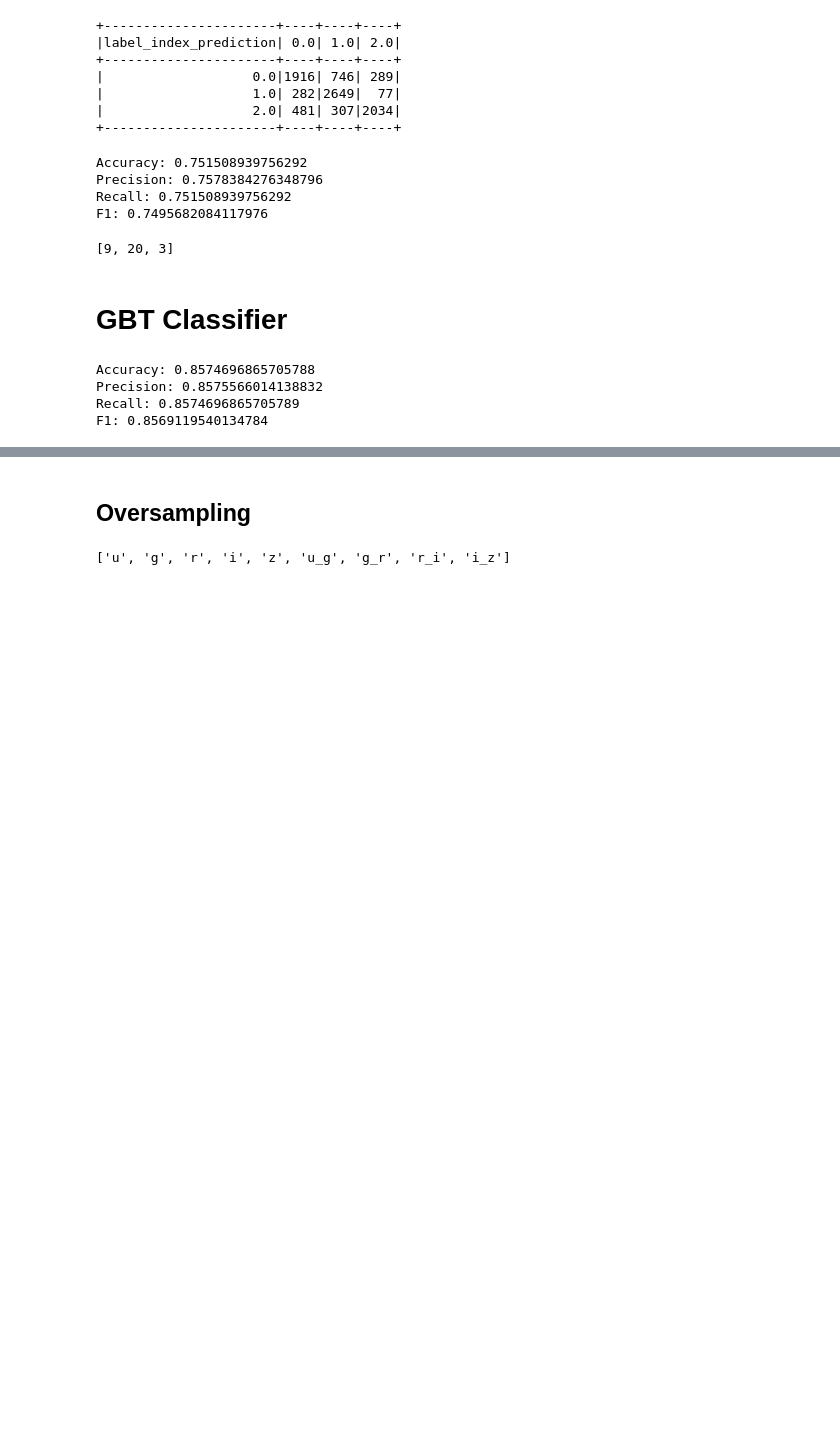
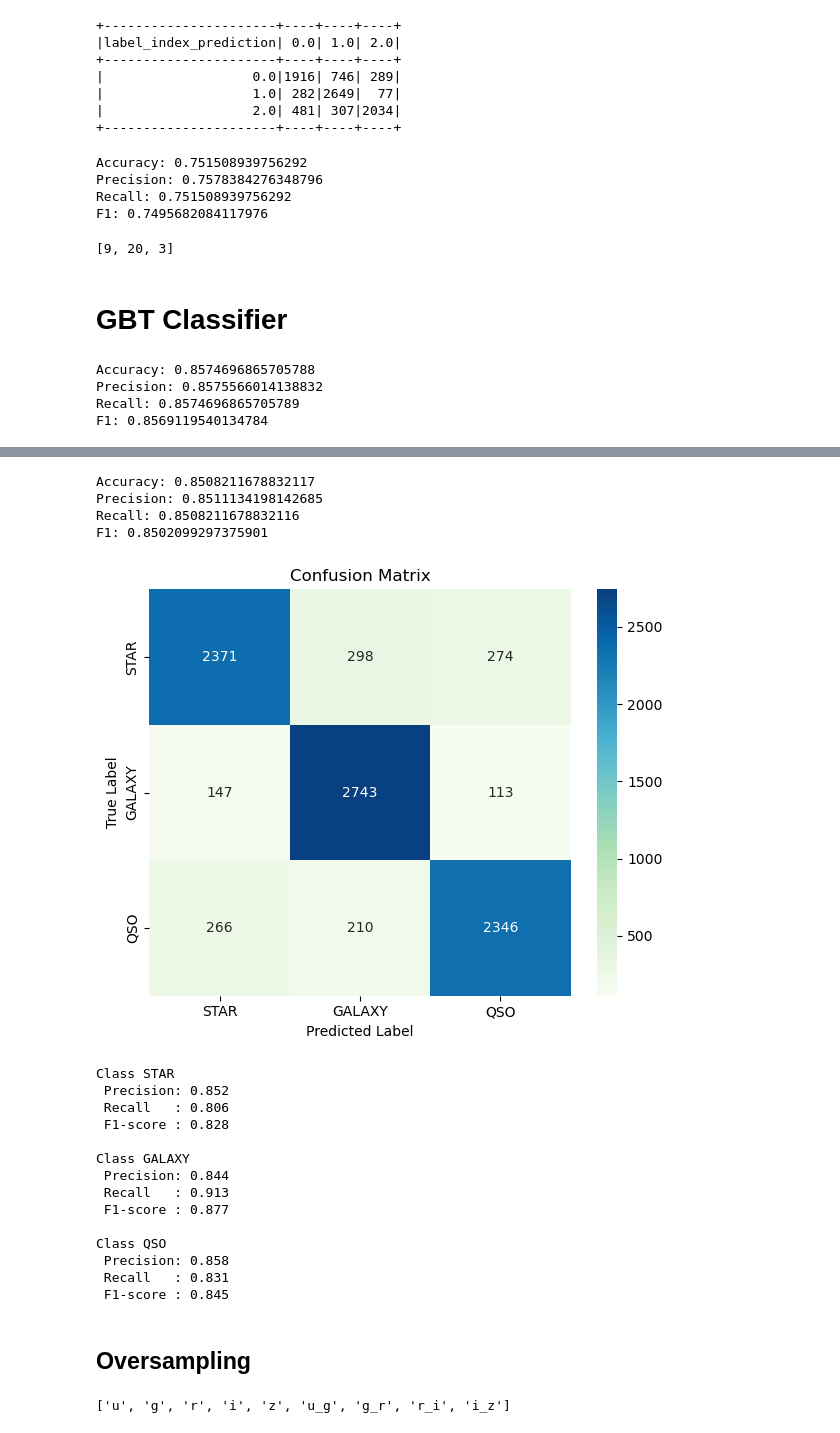
Before and after one commit to Piotrek2133/StellarClassifier, a Jupyter notebook: data_analysis_spark.ipynb, the cells around one changed output, grey strips where cells are left out. Drawn from its saved outputs; the diff is of its cells as text; code cells hidden in the pictures; blank space fills up the shorter version.

```diff
--- a/data_analysis_spark.ipynb
+++ b/data_analysis_spark.ipynb
@@ -401,7 +401,11 @@ import matplotlib.pyplot as plt
 
 # Spark confusion matrix
 def conf_matrix(pred, class_names):
-    pred_rdd = pred.select("prediction", "label_index").rdd.map(tuple)
+    # pred_rdd = pred.select("prediction", "label_index").rdd.map(tuple)
+    pred_rdd = pred.select("prediction", "label_index") \
+                   .rdd \
+                   .map(lambda r: (float(r.prediction), float(r.label_index)))
+
     metrics = MulticlassMetrics(pred_rdd)
     cm = metrics.confusionMatrix().toArray()
 
@@ -787,27 +692,0 @@ Accuracy: 0.8574696865705788
-# %%
-from pyspark.ml import Pipeline
-from pyspark.ml.feature import (
-    StringIndexer, StandardScaler, VectorAssembler
-)
-
-assembler = VectorAssembler(
-    inputCols=features,
-    outputCol="features"
-)
-
-scaler = StandardScaler(
-    inputCol="features",
-    outputCol="scaled_features",
-    withMean=True,
-    withStd=True
-)
-
-indexer = StringIndexer(
-    inputCol="class",
-    outputCol="label_index"
-)
-
-train_df, test_df = df_model_clean_resampled.randomSplit([0.8, 0.2], seed=42)
-
-pipeline = Pipeline(stages=[indexer, assembler, scaler, ovr])
-pipeline_model = pipeline.fit(train_df)
@@ -849,0 +693,4 @@ spark.stop()
+# %%
+from pyspark.ml import PipelineModel
+
+pipeline_model = PipelineModel.load("full_pipeline_model")
@@ -850,3 +704,31 @@ spark.stop()
+# %%
+pred_gbt = pipeline_model.transform(test_df)
+# %%
+
+evaluate_model(pred_gbt)
+class_names = get_class_names(pipeline_model)
+metrics = conf_matrix(pred_gbt, class_names)
+class_metrices(metrics, class_names)
+# %% [output]
+Accuracy: 0.8508211678832117
+Precision: 0.8511134198142685
+Recall: 0.8508211678832116
+F1: 0.8502099297375901
+[figure, added]
+Class STAR
+ Precision: 0.852
+ Recall   : 0.806
+ F1-score : 0.828
+
+Class GALAXY
+ Precision: 0.844
+ Recall   : 0.913
+ F1-score : 0.877
+
+Class QSO
+ Precision: 0.858
+ Recall   : 0.831
+ F1-score : 0.845
 # %% [markdown]
 ## Oversampling
 # %%
```
Also changed, not shown: parts of 55 cells of this notebook.
